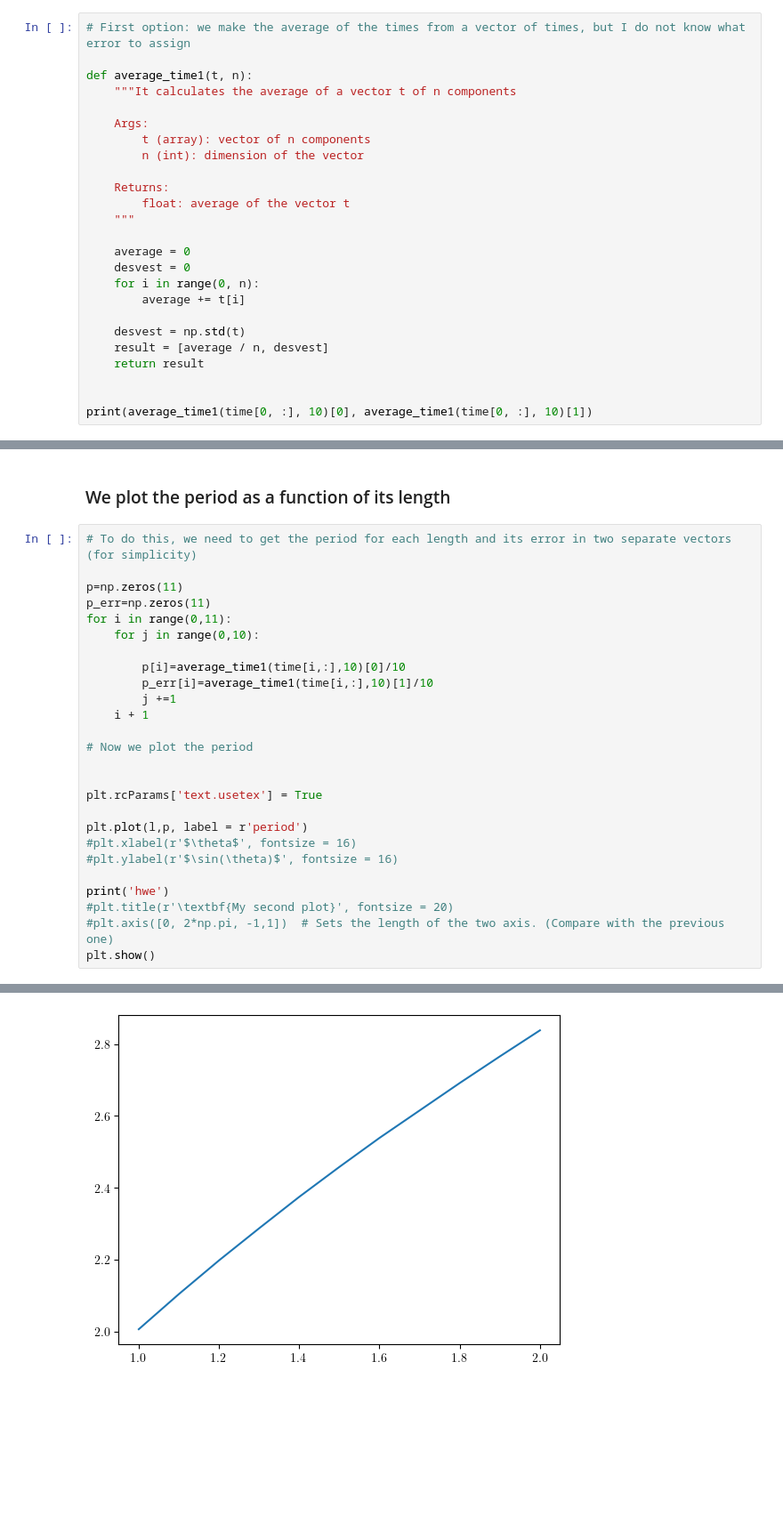
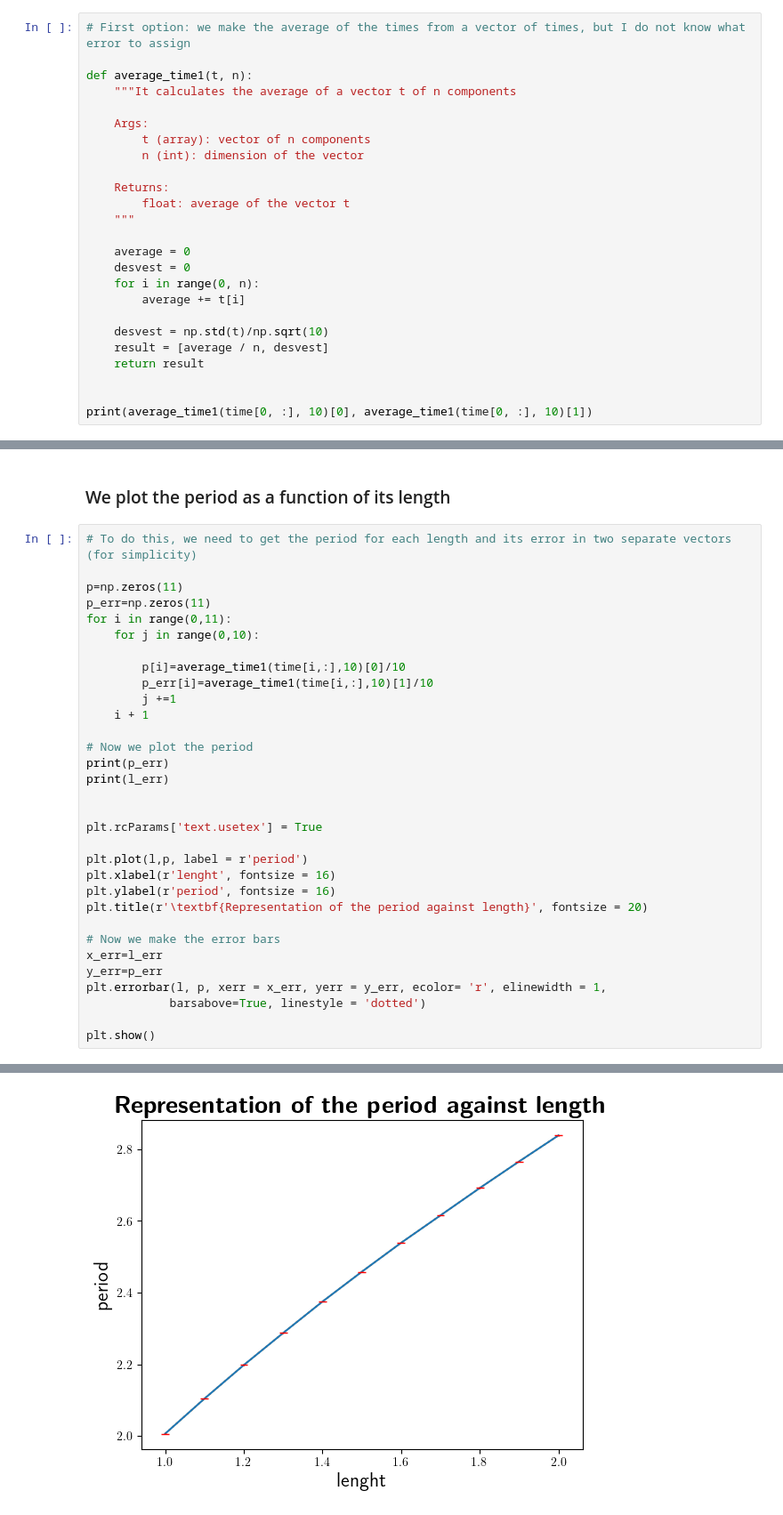
Before and after one commit to teresa-p-l/Python_classes_Filipa, a Jupyter notebook: pendulo/pendulum_code.ipynb, the cells around one changed output, grey strips where cells are left out. Shown at 89% size. Drawn from its saved outputs; the diff is of its cells as text; blank space fills up the shorter version.

```diff
--- a/pendulo/pendulum_code.ipynb
+++ b/pendulo/pendulum_code.ipynb
@@ -66,7 +67,7 @@ def average_time1(t, n):
     for i in range(0, n):
         average += t[i]
 
-    desvest = np.std(t)
+    desvest = np.std(t)/np.sqrt(10)
     result = [average / n, desvest]
     return result
 
@@ -118,16 +93,22 @@ for i in range(0,11):
     i + 1
 
 # Now we plot the period
+print(p_err)
+print(l_err)
 
 
 plt.rcParams['text.usetex'] = True
 
 plt.plot(l,p, label = r'period')
-#plt.xlabel(r'$\theta$', fontsize = 16)
-#plt.ylabel(r'$\sin(\theta)$', fontsize = 16)
+plt.xlabel(r'lenght', fontsize = 16)
+plt.ylabel(r'period', fontsize = 16)
+plt.title(r'\textbf{Representation of the period against length}', fontsize = 20)
 
-print('hwe')
-#plt.title(r'\textbf{My second plot}', fontsize = 20)
-#plt.axis([0, 2*np.pi, -1,1])  # Sets the length of the two axis. (Compare with the previous one)
+# Now we make the error bars
+x_err=l_err
+y_err=p_err
+plt.errorbar(l, p, xerr = x_err, yerr = y_err, ecolor= 'r', elinewidth = 1,
+            barsabove=True, linestyle = 'dotted')
+
 plt.show()
 # %% [output]
@@ -135 +118 @@ hwe
-[figure, old version]
+[figure, new version]
```
Also changed, not shown: parts of 8 cells of this notebook, 3 other files.
